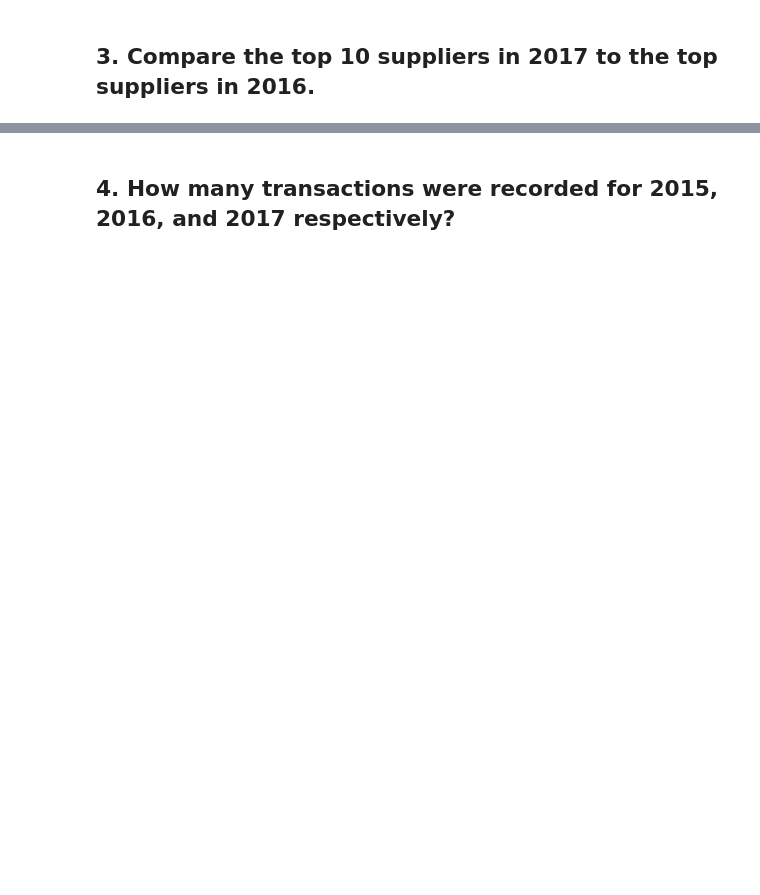
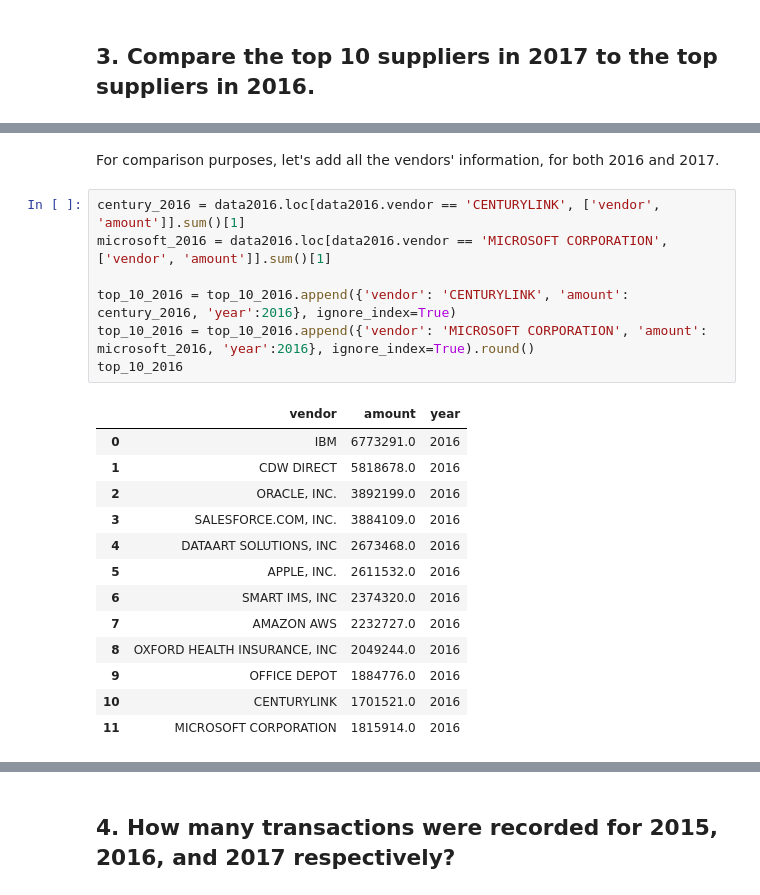
Before and after one commit to FranciscoGalan/suplari_challenge1, a Jupyter notebook: main.ipynb, the cells around one changed output, grey strips where cells are left out. Saved outputs shown, nothing was run; the diff lists cells and outputs as text; blank space fills up the shorter version.

```diff
--- a/main.ipynb
+++ b/main.ipynb
@@ -631,0 +631,23 @@ Name: amount, dtype: float64
+# %% [markdown]
+For comparison purposes, let's add all the vendors' information, for both 2016 and 2017.
+# %%
+century_2016 = data2016.loc[data2016.vendor == 'CENTURYLINK', ['vendor', 'amount']].sum()[1]
+microsoft_2016 = data2016.loc[data2016.vendor == 'MICROSOFT CORPORATION', ['vendor', 'amount']].sum()[1]
+
+top_10_2016 = top_10_2016.append({'vendor': 'CENTURYLINK', 'amount': century_2016, 'year':2016}, ignore_index=True)
+top_10_2016 = top_10_2016.append({'vendor': 'MICROSOFT CORPORATION', 'amount': microsoft_2016, 'year':2016}, ignore_index=True).round()
+top_10_2016
+# %% [output]
+|  | vendor | amount | year |
+| 0 | IBM | 6773291.0 | 2016 |
+| 1 | CDW DIRECT | 5818678.0 | 2016 |
+| 2 | ORACLE, INC. | 3892199.0 | 2016 |
+| 3 | SALESFORCE.COM, INC. | 3884109.0 | 2016 |
+| 4 | DATAART SOLUTIONS, INC | 2673468.0 | 2016 |
+| 5 | APPLE, INC. | 2611532.0 | 2016 |
+| 6 | SMART IMS, INC | 2374320.0 | 2016 |
+| 7 | AMAZON AWS | 2232727.0 | 2016 |
+| 8 | OXFORD HEALTH INSURANCE, INC | 2049244.0 | 2016 |
+| 9 | OFFICE DEPOT | 1884776.0 | 2016 |
+| 10 | CENTURYLINK | 1701521.0 | 2016 |
+| 11 | MICROSOFT CORPORATION | 1815914.0 | 2016 |
```
Also changed, not shown: parts of 77 cells of this notebook, 5 other files.
